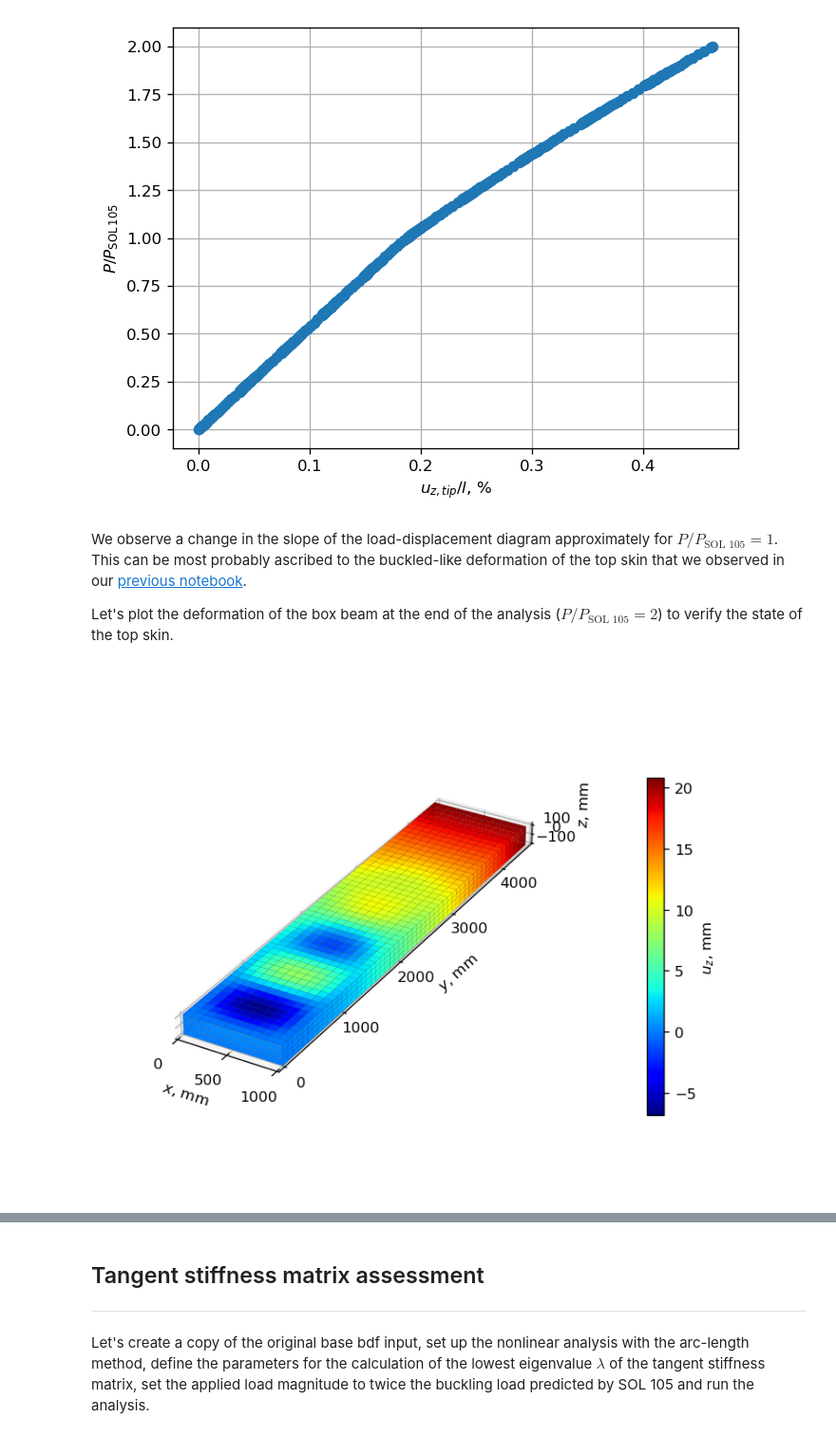
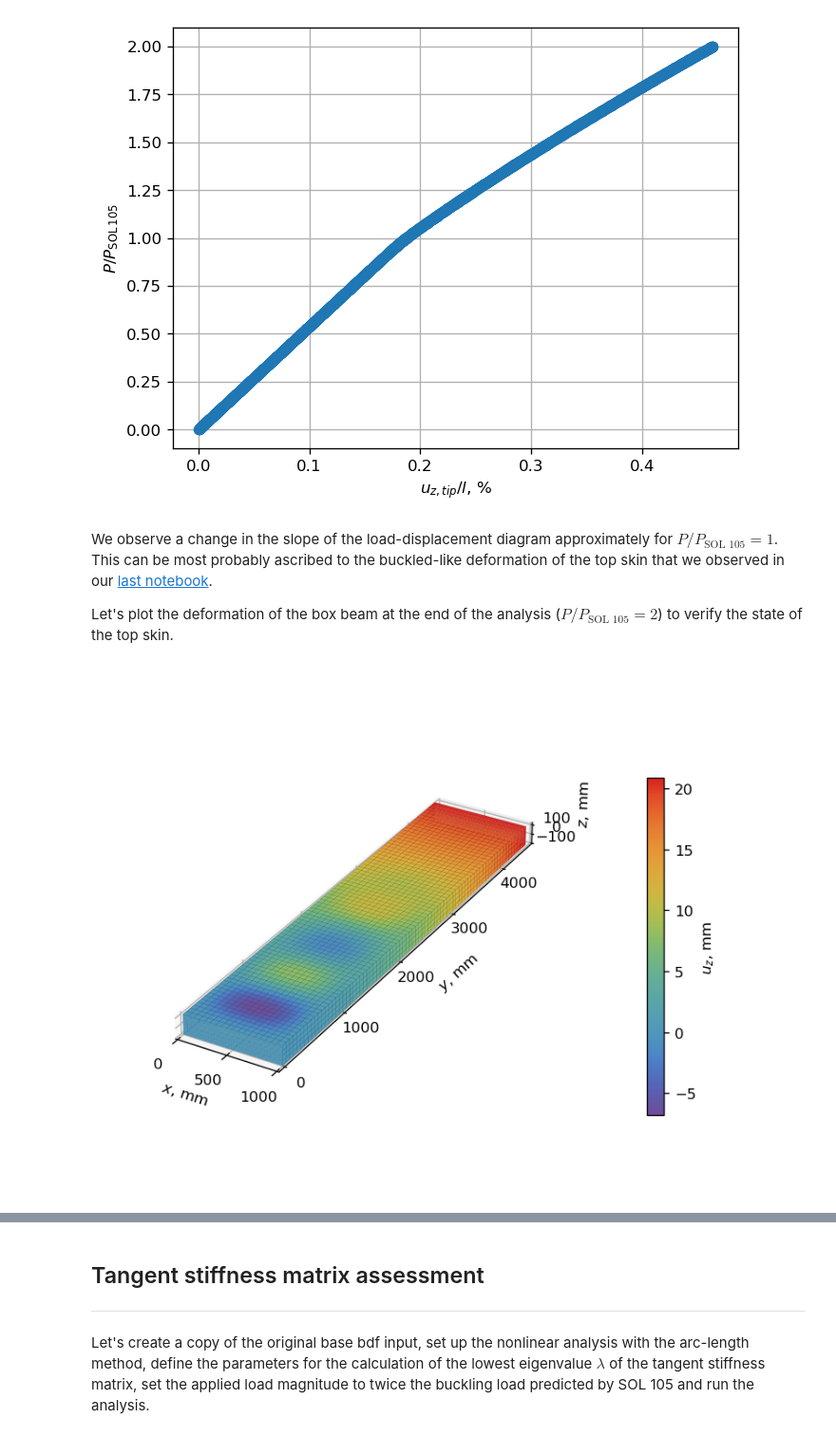
Before and after one commit to fmamitrotta/nonlinear-structural-stability-notebooks, a Jupyter notebook: notebooks/06_Verification_of_SOL_106_Nonlinear_Buckling_Method.ipynb, the cells around one changed output, grey strips where cells are left out. Shown at 95% size. Drawn from its saved outputs; the diff is of its cells as text; code cells hidden in the pictures.

Commit message:
Updated notebook 6

```diff
--- a/notebooks/06_Verification_of_SOL_106_Nonlinear_Buckling_Method.ipynb
+++ b/notebooks/06_Verification_of_SOL_106_Nonlinear_Buckling_Method.ipynb
@@ -60,5 +60,6 @@ Then we create a base bdf input using the function `create_base_bdf_input` and w
 # %%
-box_beam_bdf_input = box_beam_utils.create_base_bdf_input(young_modulus=E, poisson_ratio=nu, density=rho, shell_thickness=t, nodes_xyz_array=nodes_coordinates_array, nodes_connectivity_matrix=nodes_connectivity_matrix)
+box_beam_bdf_input = box_beam_utils.create_base_bdf_input(young_modulus=E, poisson_ratio=nu, density=rho, shell_thickness=t,
+                                                          nodes_xyz_array=nodes_coordinates_array, nodes_connectivity_matrix=nodes_connectivity_matrix)
 print(box_beam_bdf_input.get_bdf_stats())
 # %% [output]
 ---BDF Statistics---
@@ -116,20 +117,21 @@ In order to execute this sweep, we define the function `run_nonlinear_buckling_m
 from resources import pynastran_utils
 from pyNastran.op2.op2 import read_op2
 
-# Function to set up the nonlinear analysis with the nonlinear buckling methods for increasing applied loads
+# Function to set up and run the nonlinear analysis with the nonlinear buckling methods for a sequence of applied loads
 def run_nonlinear_buckling_method_sweep(bdf_input, load_magnitudes, directory_path, input_filename, run_flag=True):
     # Set up nonlinear analysis with arc-length method
-    pynastran_utils.set_up_arc_length_method(bdf_object=bdf_input, ninc=100, max_iter=25, conv='PUV', eps_p=1e-3, eps_u=1e-3, max_bisect=10, minalr=.01, maxalr=1.1, desiter=5, maxinc=1000)
+    pynastran_utils.set_up_arc_length_method(bdf_object=bdf_input, ninc=100, max_iter=25, conv='PUV', eps_p=1e-3, eps_u=1e-3, max_bisect=10,
+                                             minalr=.01, maxalr=1.0001, desiter=5, maxinc=1000)
     # Define parameters for buckling analysis
-    bdf_input.add_param('BUCKLE', [2])
-    eigrl_sid = force_set_id+1
-    bdf_input.add_eigrl(sid=eigrl_sid, v1=0., nd=1)  # calculate only the first positive eigenvalue
+    bdf_input.add_param('BUCKLE', [2])  # PARAM card to request nonlinear buckling analysis
+    eigrl_sid = force_set_id + 1
+    bdf_input.add_eigrl(sid=eigrl_sid, v1=0., nd=1)  # calculate only the first positive eigenvalue with the Lanczos method
     bdf_input.case_control_deck.subcases[0].add_integer_type('METHOD', eigrl_sid)
-    # Create the LOAD cards corresponding to the input load magnitudes and the associated subcases
+    # Create the LOAD cards and corresponding subcases for each input load magnitude
     for i, scale_factor in enumerate(load_magnitudes):
-        load_set_id = 21+i
-        bdf_input.add_load(sid=load_set_id, scale=1., scale_factors=[scale_factor], load_ids=[force_set_id])
-        pynastran_utils.create_static_load_subcase(bdf_object=bdf_input, subcase_id=i+1, load_set_id=load_set_id)
+        load_set_id = 21 + i
+        bdf_input.add_load(sid=load_set_id, scale=1., scale_factors=[scale_factor], load_ids=[force_set_id])  # create LOAD card
+        pynastran_utils.create_static_load_subcase(bdf_object=bdf_input, subcase_id=i+1, load_set_id=load_set_id)  # create subcase
     # Run analysis
     pynastran_utils.run_analysis(directory_path=directory_path, bdf_object=bdf_input, filename=input_filename, run_flag=run_flag)
     # Read op2 file
@@ -142,6 +144,6 @@ Then we recall the buckling load predicted by SOL 105 and we define 11 load magn
 # %%
-linear_buckling_load = 1657   # [N]
+linear_buckling_load = 1654.  # [N]
 applied_load_magnitudes = np.linspace(0, 2*linear_buckling_load, 11)[1:]
 np.set_printoptions(precision=0, suppress=True)
-print(f'Applied loads [N]: {applied_load_magnitudes}')
+print(f"Applied loads [N]: {applied_load_magnitudes}")
 # %% [output]
@@ -155,7 +157,7 @@ analysis_directory_path = os.path.join(os.getcwd(), 'analyses', analysis_directo
 
 # Run analysis
 input_name = 'nonlinear_buckling_verification'
-op2_output = run_nonlinear_buckling_method_sweep(box_beam_bdf_input.__deepcopy__({}), applied_load_magnitudes, analysis_directory_path,
-                                                 input_name, run_flag=False)
+sol_106_op2 = run_nonlinear_buckling_method_sweep(box_beam_bdf_input.__deepcopy__({}), applied_load_magnitudes, analysis_directory_path,
+                                                  input_name, run_flag=False)
 # %% [output]
 Nastran job nonlinear_buckling_verification.bdf completed
@@ -245,23 +249,23 @@ plt.show()
 # %% [output]
 [figure]
 # %% [markdown]
-We observe a change in the slope of the load-displacement diagram approximately for $P/P_\text{SOL 105}=1$. This can be most probably ascribed to the buckled-like deformation of the top skin that we observed in our [previous notebook](05_Sensitivity_Study_of_SOL_106_Nonlinear_Analysis_Parameters.ipynb#sensitivity).
+We observe a change in the slope of the load-displacement diagram approximately for $P/P_\text{SOL 105}=1$. This can be most probably ascribed to the buckled-like deformation of the top skin that we observed in our [last notebook](05_Sensitivity_Study_of_SOL_106_Nonlinear_Analysis_Parameters.ipynb#sensitivity).
 
 Let's plot the deformation of the box beam at the end of the analysis ($P/P_\text{SOL 105}=2$) to verify the state of the top skin.
 # %%
-valid_subcase_ids = [subcase_id for subcase_id in op2_output.load_vectors if hasattr(op2_output.load_vectors[subcase_id], 'lftsfqs')]  # find ids of the subcases associated with static nonlinear analysis
-_, ax, cbar = pynastran_utils.plot_static_deformation(op2_object=op2_output, subcase_id=valid_subcase_ids[-1], displacement_component='tz')  # plot static deformation at the end of the last subcase
+valid_subcase_ids = [subcase_id for subcase_id in sol_106_op2.load_vectors if hasattr(sol_106_op2.load_vectors[subcase_id], 'lftsfqs')]  # find ids of the subcases associated with static nonlinear analysis
+_, ax, cbar = pynastran_utils.plot_static_deformation(op2_object=sol_106_op2, subcase_id=valid_subcase_ids[-1], displacement_component='tz')  # plot static deformation at the end of the last subcase
 ax.locator_params(axis='x', nbins=3)  # set number of x-axis ticks
 ax.locator_params(axis='z', nbins=2)  # set number of z-axis ticks
 ax.tick_params(axis='y', which='major', pad=20)  # set distance of y-axis tick labels
 ax.tick_params(axis='z', which='major', pad=6)  # set distance of z-axis tick labels
 ax.yaxis.labelpad = 60  # set distance of y-axis label
 ax.zaxis.labelpad = 10  # set distance of z-axis label
 cbar.ax.set_position(cbar.ax.get_position().shrunk(1.0, .66))  # decrease colorbar size
 cbar.ax.set_position(cbar.ax.get_position().translated(0, .14))  # move colorbar upwards
 plt.show()  # show plot
 # %% [output]
-[figure, old version]
+[figure, new version]
 # %% [markdown]
 We can see that the top skin develops a clear buckled-like shape for $P/P_\text{SOL 105}=2$. As a consequence we can conclude that the nonlinearity observed in the load-displacement diagram must be caused by the deformation state of the top skin for $P/P_\text{SOL 105}\geq1$, which affects the global stiffness of the box beam.
 
```
Also changed, not shown: parts of 27 cells of this notebook, 11 other files.
